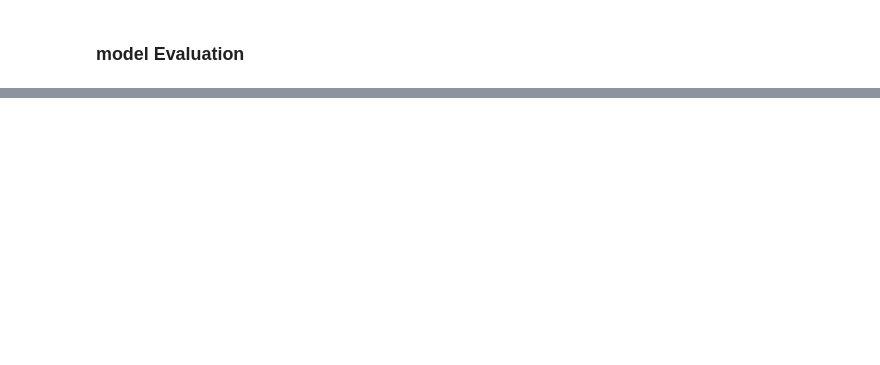
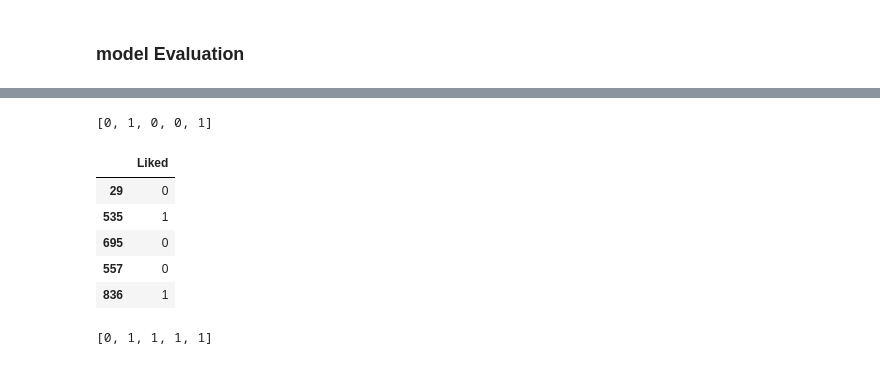
Before and after one commit to DhanashreeAmbekar/Deep-Learning, a Jupyter notebook: Sentiment_Analysis.ipynb, the cells around one changed output, grey strips where cells are left out. Saved outputs shown, nothing was run; the diff lists cells and outputs as text; code cells hidden in the pictures; blank space fills up the shorter version.

```diff
--- a/Sentiment_Analysis.ipynb
+++ b/Sentiment_Analysis.ipynb
@@ -310,0 +338,18 @@ plt.show()
+# %%
+
+ypred_train[0:5]
+# %% [output]
+[0, 1, 0, 0, 1]
+# %%
+ytrain.head()
+# %% [output]
+|  | Liked |
+| 29 | 0 |
+| 535 | 1 |
+| 695 | 0 |
+| 557 | 0 |
+| 836 | 1 |
+# %%
+ypred_test[0:5]
+# %% [output]
+[0, 1, 1, 1, 1]
```
Also changed, not shown: parts of 24 cells of this notebook.
